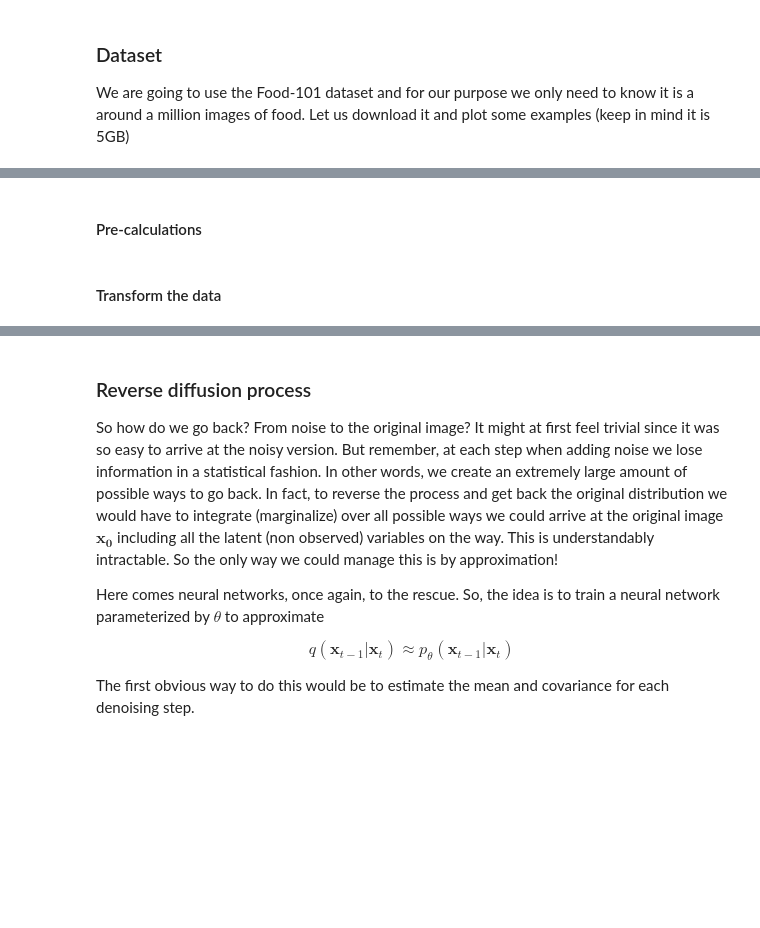
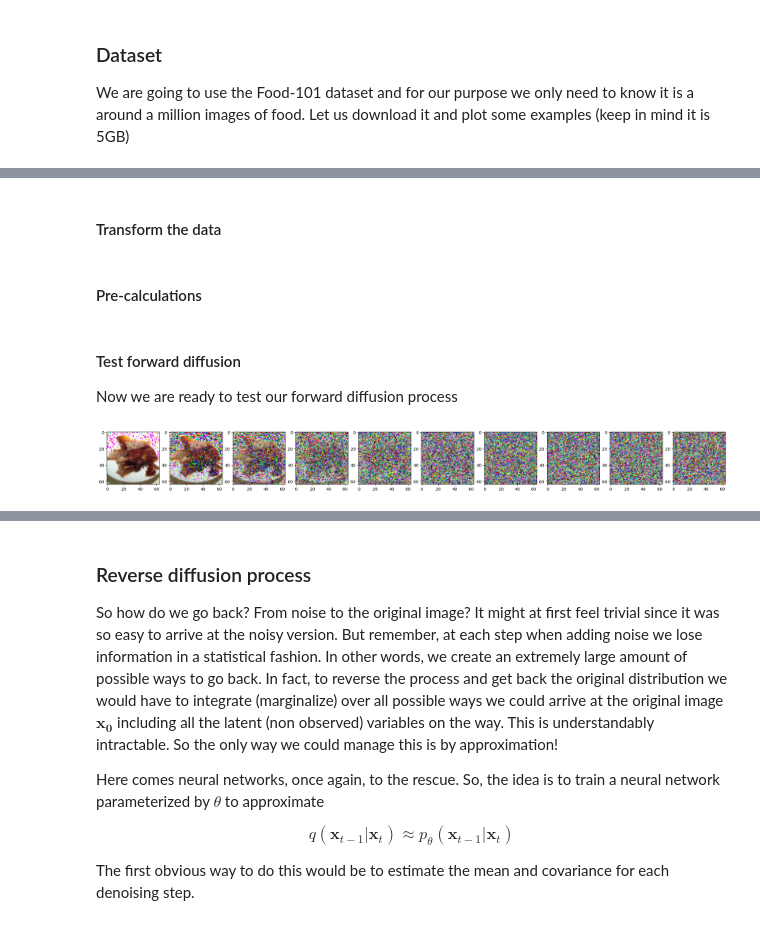
Before and after one commit to wynss/diffusion-from-scratch, a Jupyter notebook: diff_pytorch.ipynb, the cells around one changed output, grey strips where cells are left out. Saved outputs shown, nothing was run; the diff lists cells and outputs as text; code cells hidden in the pictures; blank space fills up the shorter version.

```diff
--- a/diff_pytorch.ipynb
+++ b/diff_pytorch.ipynb
@@ -53,8 +53,5 @@ def forward_diffusion_sample(x_0, t, device="cpu"):
     sqrt_alphas_cumprod_t = get_index_from_list(sqrt_alphas_cumprod, t, x_0.shape).to(device)
     sqrt_one_minus_alphas_cumprod_t = get_index_from_list(sqrt_one_minus_alphas_cumprod, t, x_0.shape).to(device)
 
-    return (
-        sqrt_alphas_cumprod_t * x_0.to(device) + sqrt_one_minus_alphas_cumprod_t * noise,
-        noise
-    )
+    return sqrt_alphas_cumprod_t * x_0.to(device) + sqrt_one_minus_alphas_cumprod_t * noise
 # %% [markdown]
@@ -86,0 +91,22 @@ import torch.nn.functional as F
+# %% [markdown]
+#### Transform the data
+# %%
+from torchvision import transforms
+from torch.utils.data import DataLoader
+
+IMG_SIZE = 64
+BATCH_SIZE = 128
+
+dataset_transformed = torchvision.datasets.Food101(root='data', transform=transforms.Compose([
+    transforms.Resize((IMG_SIZE, IMG_SIZE)),
+    transforms.RandomHorizontalFlip(),
+    transforms.ToTensor(),
+    # convert -1.0 - 1.0
+    transforms.Lambda(lambda x: (x * 2) - 1)
+]))
+
+
+# dimensions will be (batch, C, H, W)
+dl = DataLoader(dataset_transformed, batch_size=BATCH_SIZE, shuffle=True, drop_last=True)
+# %% [markdown]
+#### Pre-calculations
@@ -87,3 +125,23 @@ import torch.nn.functional as F
+# %% [markdown]
+#### Test forward diffusion
+
+Now we are ready to test our forward diffusion process
+# %%
+image_0 = next(iter(dl))[0]
+
+# since plotting 'T' number of images we decrease it
+num_images = 10
+stepsize = T // num_images
+
+plt.figure(figsize=(30, 30))
+plt.axis('off')
+for idx in range(0, T, stepsize):
+    t = torch.Tensor([idx]).type(torch.int64)
+    plt.subplot(1, num_images + 1, idx // stepsize + 1)
+    image_t = forward_diffusion_sample(image_0, t)
+    show_tensor_image(image_t)
+# %% [output]
+[figure, added]
 # %%
 def get_index_from_list(vals, t, x_shape):
     """
@@ -107,5 +153 @@ sqrt_one_minus_alphas_cumprod = torch.sqrt(1. - alphas_cumprod)
-# %% [markdown]
-#### Pre-calculations
-# %% [markdown]
-#### Transform the data
 # %%
```
Also changed, not shown: parts of 12 cells of this notebook.
